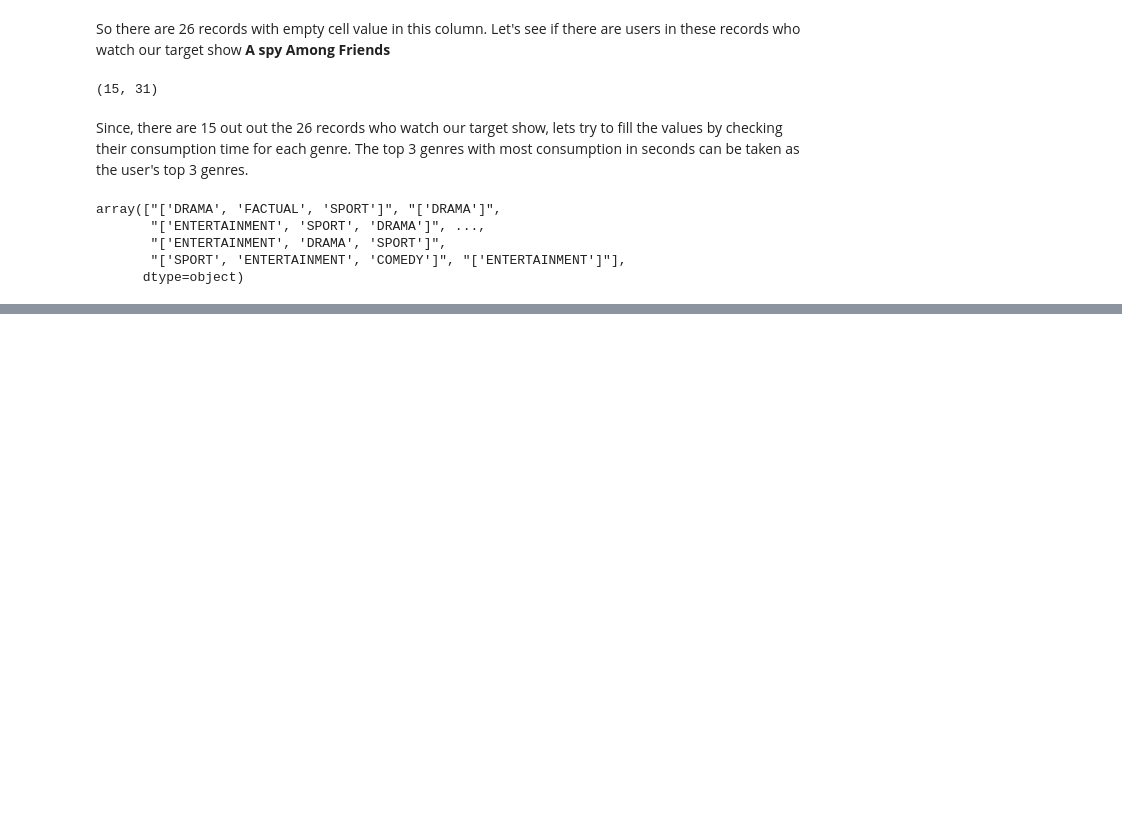
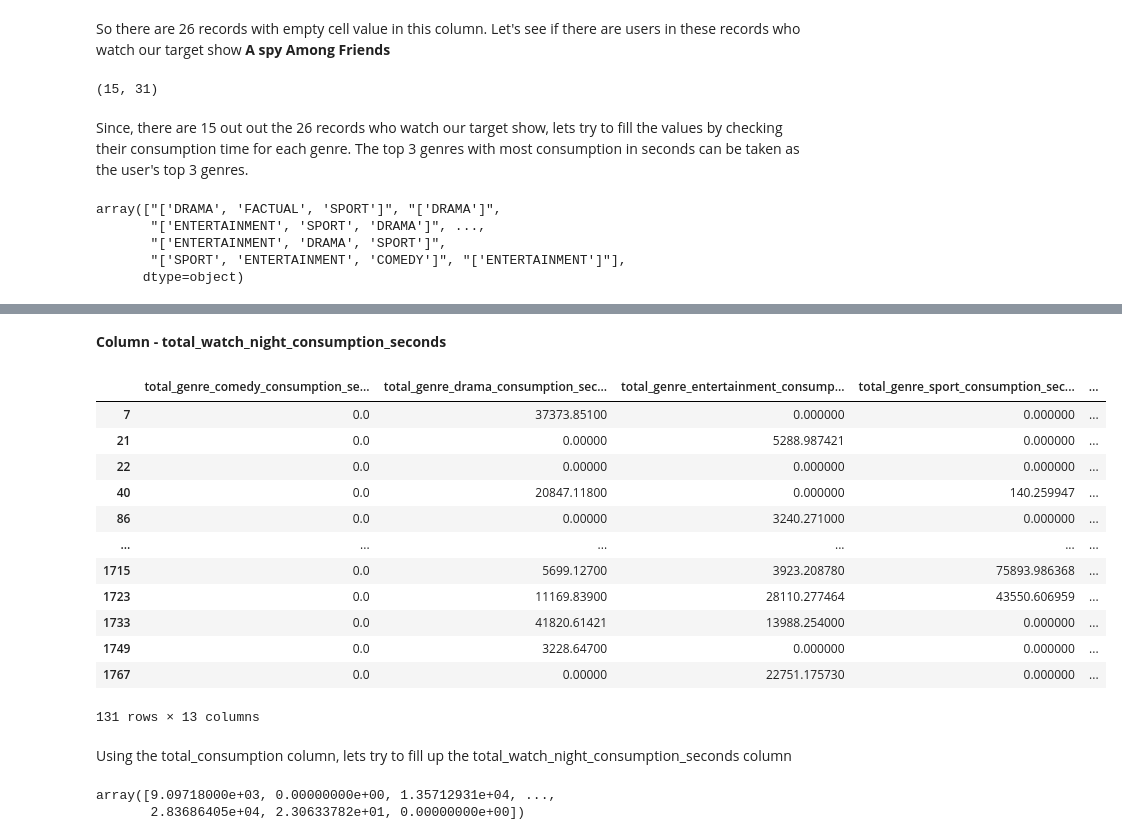
Before and after one commit to supmathews/ITV-live-online-career-challenge, a Jupyter notebook: itv_challenge_solution.ipynb, the cells around one changed output, grey strips where cells are left out. Saved outputs shown, nothing was run; the diff lists cells and outputs as text; code cells hidden in the pictures; blank space fills up the shorter version.

Commit message:
Remove nan values for night and total consump. col

```diff
--- a/itv_challenge_solution.ipynb
+++ b/itv_challenge_solution.ipynb
@@ -270,3 +269,50 @@ corr.style.background_gradient(cmap='coolwarm')
 | total_consumption_seconds | 0.873566 | 0.760748 | 0.929662 | 0.226558 | 0.843838 | ... |
 | any_spy_among_friends_consumption | 0.274732 | 0.252545 | 0.238633 | 0.025624 | 0.276129 | ... |
 | age | -0.000474 | 0.017856 | 0.011592 | 0.031408 | 0.019068 | ... |
+# %% [markdown]
+**Column - total_watch_night_consumption_seconds**
+# %%
+cols = [
+    'total_genre_comedy_consumption_seconds',
+    'total_genre_drama_consumption_seconds',
+    'total_genre_entertainment_consumption_seconds',
+    'total_genre_sport_consumption_seconds',
+    'total_genre_other_consumption_seconds',
+    'total_genre_factual_consumption_seconds',
+    'total_watch_morning_consumption_seconds',
+    'total_watch_afternoon_consumption_seconds',
+    'total_watch_dinner_consumption_seconds',
+    'total_watch_night_consumption_seconds',
+    'total_weekend_consumption_seconds',
+    'total_platform_tv_consumption_seconds',
+    'total_platform_mobile_consumption_seconds',
+    'total_platform_desktop_consumption_seconds',
+    'total_consumption_seconds',
+    'any_spy_among_friends_consumption'
+]
+# %%
+# get the records with nan values in total_watch_night_consumption_seconds
+df_user_data_copy[df_user_data_copy['total_watch_night_consumption_seconds'].isnull()][cols]
+# %% [output]
+|  | total_genre_comedy_consumption_se... | total_genre_drama_consumption_sec... | total_genre_entertainment_consump... | total_genre_sport_consumption_sec... | ... |
+| 7 | 0.0 | 37373.85100 | 0.000000 | 0.000000 | ... |
+| 21 | 0.0 | 0.00000 | 5288.987421 | 0.000000 | ... |
+| 22 | 0.0 | 0.00000 | 0.000000 | 0.000000 | ... |
+| 40 | 0.0 | 20847.11800 | 0.000000 | 140.259947 | ... |
+| 86 | 0.0 | 0.00000 | 3240.271000 | 0.000000 | ... |
+| ... | ... | ... | ... | ... | ... |
+| 1715 | 0.0 | 5699.12700 | 3923.208780 | 75893.986368 | ... |
+| 1723 | 0.0 | 11169.83900 | 28110.277464 | 43550.606959 | ... |
+| 1733 | 0.0 | 41820.61421 | 13988.254000 | 0.000000 | ... |
+| 1749 | 0.0 | 3228.64700 | 0.000000 | 0.000000 | ... |
+| 1767 | 0.0 | 0.00000 | 22751.175730 | 0.000000 | ... |
+131 rows × 13 columns
+# %% [markdown]
+Using the total_consumption column, lets try to fill up the total_watch_night_consumption_seconds column
+# %%
+# get the series values in array
+consumption_col_list = df_user_data_copy['total_watch_night_consumption_seconds'].values
+consumption_col_list
+# %% [output]
+array([9.09718000e+03, 0.00000000e+00, 1.35712931e+04, ...,
+       2.83686405e+04, 2.30633782e+01, 0.00000000e+00])
```
Also changed, not shown: parts of 30 cells of this notebook.
